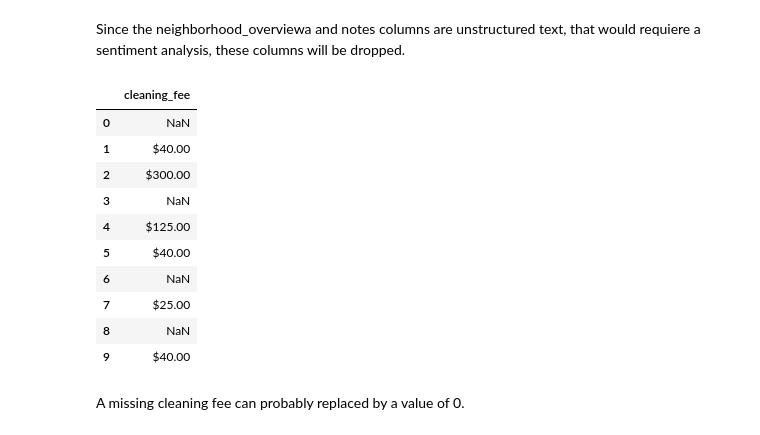
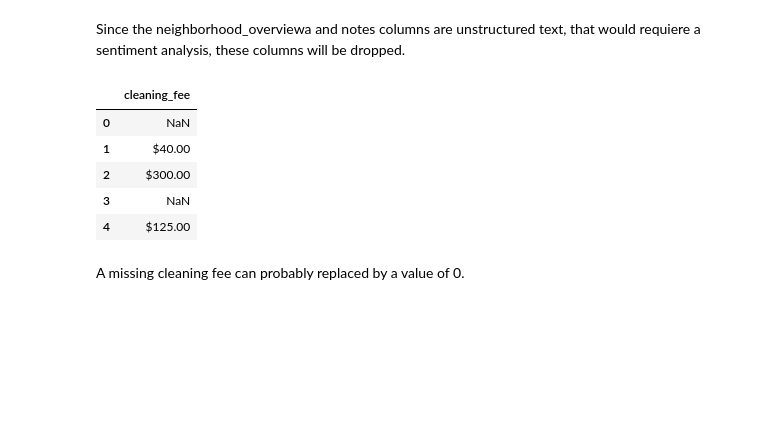
Before and after one commit to Wilbertz/Data-Science-Blog, a Jupyter notebook: Understanding Seattle Airbnb Data.ipynb, the cells around one changed output. Cells and saved outputs as stored; diff of their text form; code cells hidden in the pictures; blank space fills up the shorter version.

```diff
--- a/Understanding Seattle Airbnb Data.ipynb
+++ b/Understanding Seattle Airbnb Data.ipynb
@@ -300,19 +280,14 @@ df_listings[['notes']].head(10)
 # %% [markdown]
 Since the neighborhood_overviewa and notes columns are unstructured text, that would requiere a sentiment analysis, these columns will be dropped.
 # %%
-df_listings[['cleaning_fee']].head(10)
+df_listings[['cleaning_fee']].head(5)
 # %% [output]
 |  | cleaning_fee |
 | 0 | NaN |
 | 1 | $40.00 |
 | 2 | $300.00 |
 | 3 | NaN |
 | 4 | $125.00 |
-| 5 | $40.00 |
-| 6 | NaN |
-| 7 | $25.00 |
-| 8 | NaN |
-| 9 | $40.00 |
 # %% [markdown]
 A missing cleaning fee can probably replaced by a value of 0.
 # %%
```
Also changed, not shown: parts of 11 cells of this notebook.
